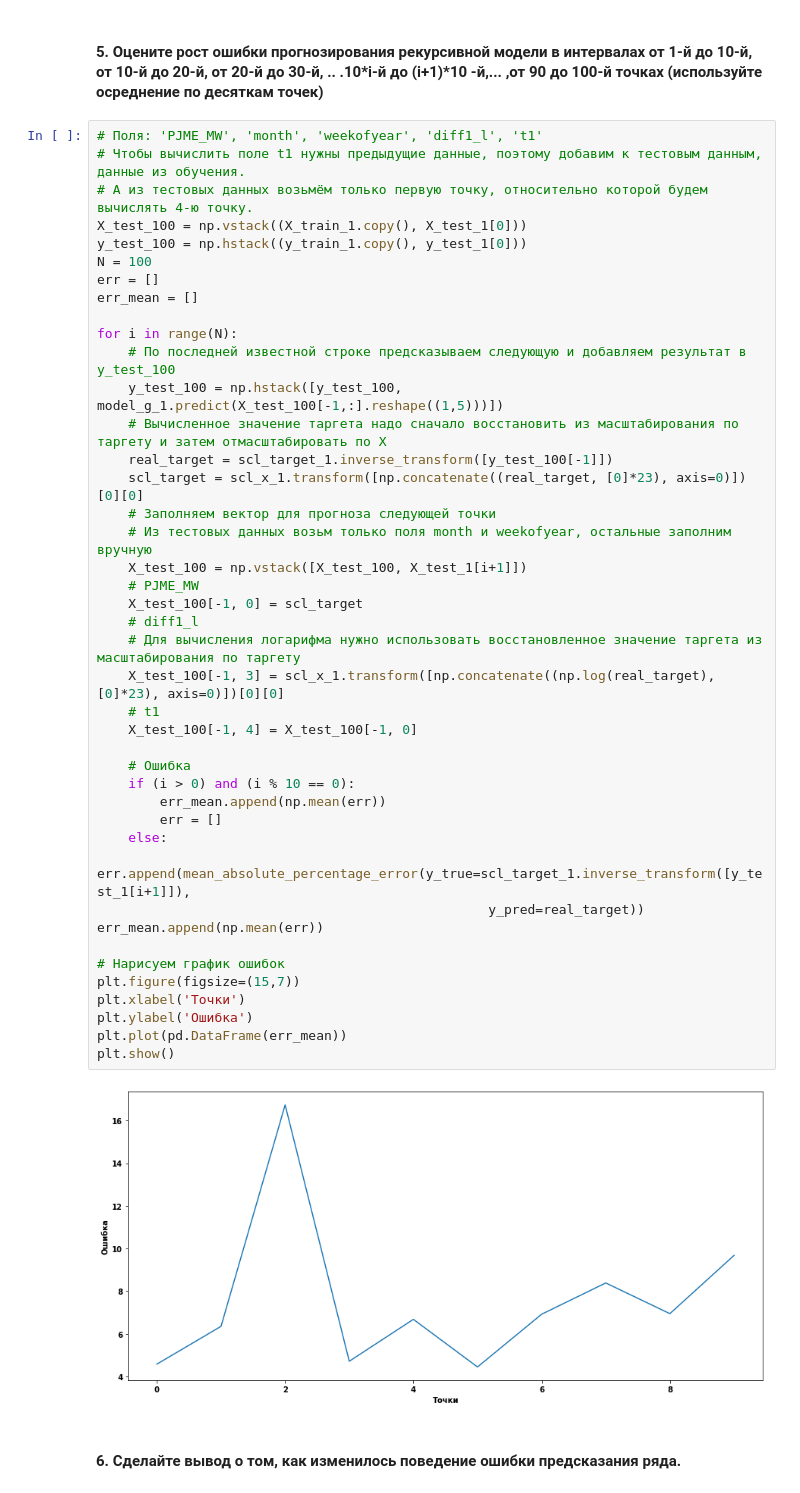
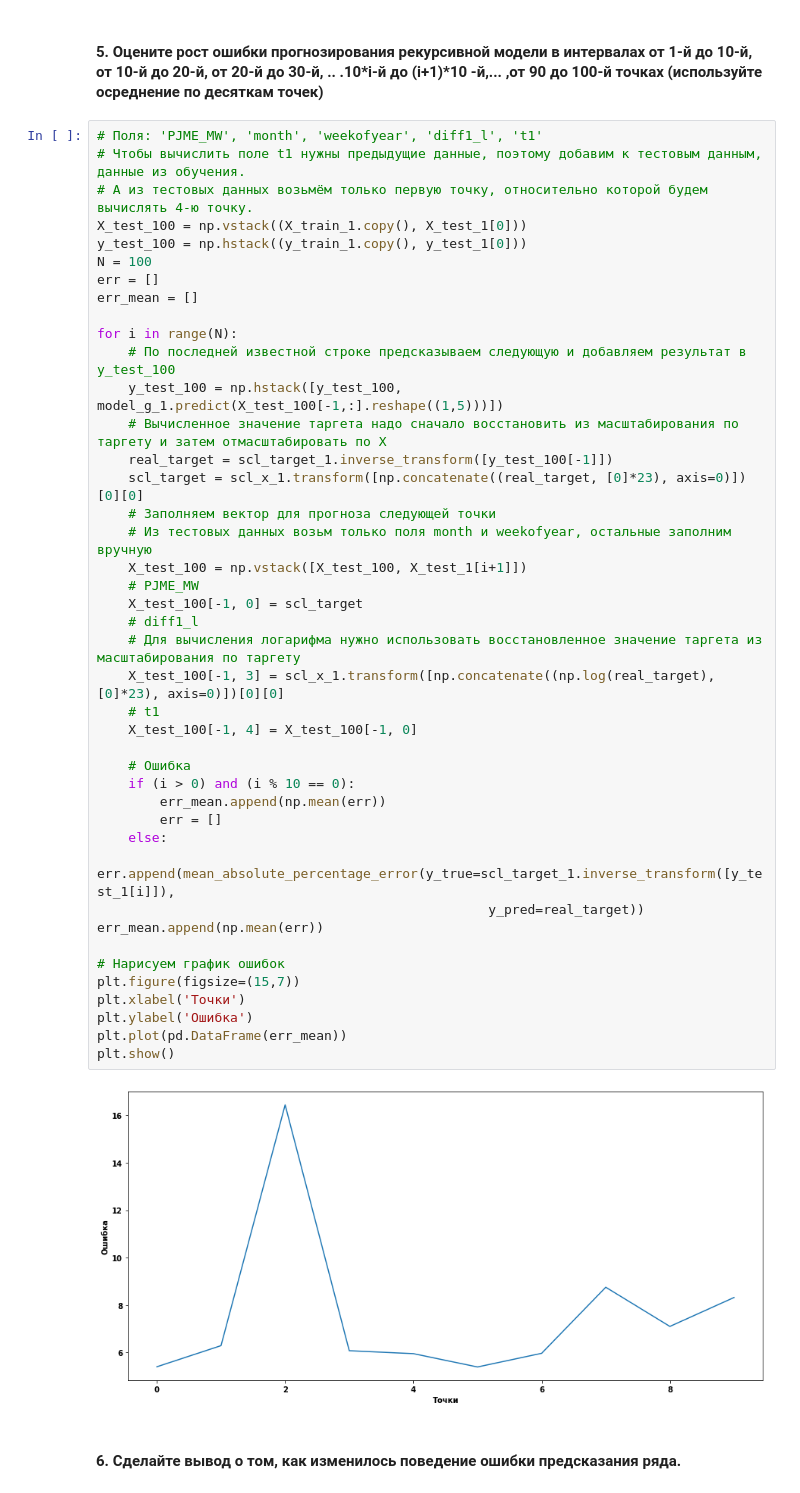
Before and after one commit to SemenovR/GB_MachineLearningInBusiness, a Jupyter notebook: lesson_4/lesson_4.ipynb, the cells around one changed output. Drawn from its saved outputs; the diff is of its cells as text.

```diff
--- a/lesson_4/lesson_4.ipynb
+++ b/lesson_4/lesson_4.ipynb
@@ -418,35 +418,35 @@ for i in range(N):
     y_test_100 = np.hstack([y_test_100, model_g_1.predict(X_test_100[-1,:].reshape((1,5)))])
     # Вычисленное значение таргета надо сначало восстановить из масштабирования по таргету и затем отмасштабировать по X
     real_target = scl_target_1.inverse_transform([y_test_100[-1]])
     scl_target = scl_x_1.transform([np.concatenate((real_target, [0]*23), axis=0)])[0][0]
     # Заполняем вектор для прогноза следующей точки
     # Из тестовых данных возьм только поля month и weekofyear, остальные заполним вручную
     X_test_100 = np.vstack([X_test_100, X_test_1[i+1]])
     # PJME_MW
     X_test_100[-1, 0] = scl_target
     # diff1_l
     # Для вычисления логарифма нужно использовать восстановленное значение таргета из масштабирования по таргету
     X_test_100[-1, 3] = scl_x_1.transform([np.concatenate((np.log(real_target), [0]*23), axis=0)])[0][0]
     # t1
     X_test_100[-1, 4] = X_test_100[-1, 0]
 
     # Ошибка
     if (i > 0) and (i % 10 == 0):
         err_mean.append(np.mean(err))
         err = []
     else:
-        err.append(mean_absolute_percentage_error(y_true=scl_target_1.inverse_transform([y_test_1[i+1]]),
+        err.append(mean_absolute_percentage_error(y_true=scl_target_1.inverse_transform([y_test_1[i]]),
                                                   y_pred=real_target))
 err_mean.append(np.mean(err))
 
 # Нарисуем график ошибок
 plt.figure(figsize=(15,7))
 plt.xlabel('Точки')
 plt.ylabel('Ошибка')
 plt.plot(pd.DataFrame(err_mean))
 plt.show()
 # %% [output]
-[figure, old version]
+[figure, new version]
 # %% [markdown]
 #### 6. Сделайте вывод о том, как изменилось поведение ошибки предсказания ряда.
 # %% [markdown]
```
Also changed, not shown: parts of 2 cells of this notebook.
